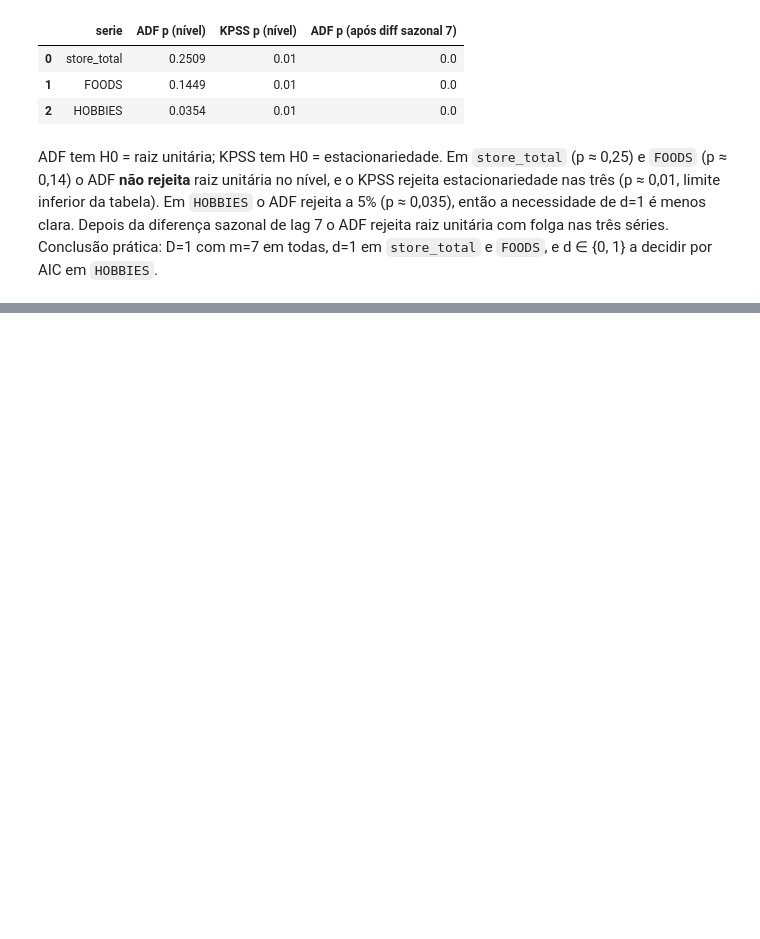
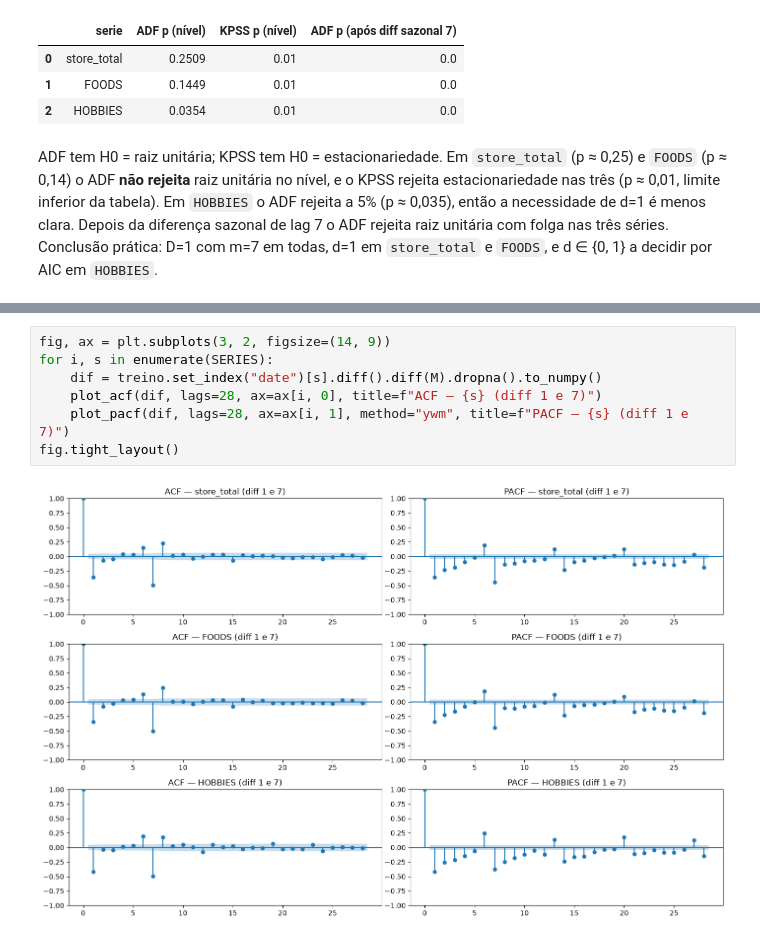
Before and after one commit to JaimeWillianCarneiro/Series-Temporais-G5, a Jupyter notebook: analise_task1.ipynb, the cells around one changed output, grey strips where cells are left out. Drawn from its saved outputs; the diff is of its cells as text; blank space fills up the shorter version.

```diff
--- a/src/entrega_1/01_diagnostico_visual.ipynb
+++ b/analise_task1.ipynb
@@ -459,0 +525,9 @@ ADF tem H0 = raiz unitária; KPSS tem H0 = estacionariedade. Em `store_total` (p
+# %%
+fig, ax = plt.subplots(3, 2, figsize=(14, 9))
+for i, s in enumerate(SERIES):
+    dif = treino.set_index("date")[s].diff().diff(M).dropna().to_numpy()
+    plot_acf(dif, lags=28, ax=ax[i, 0], title=f"ACF — {s} (diff 1 e 7)")
+    plot_pacf(dif, lags=28, ax=ax[i, 1], method="ywm", title=f"PACF — {s} (diff 1 e 7)")
+fig.tight_layout()
+# %% [output]
+[figure, added]
```
Also changed, not shown: parts of 53 cells of this notebook, 7 other files.
